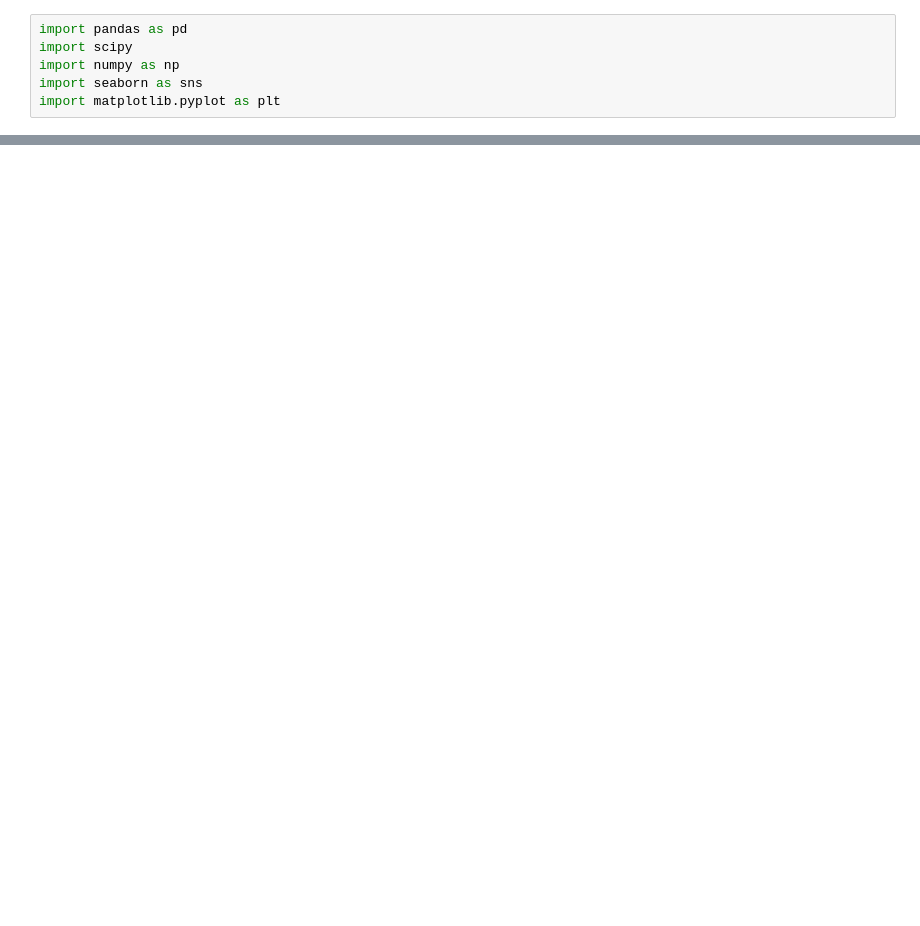
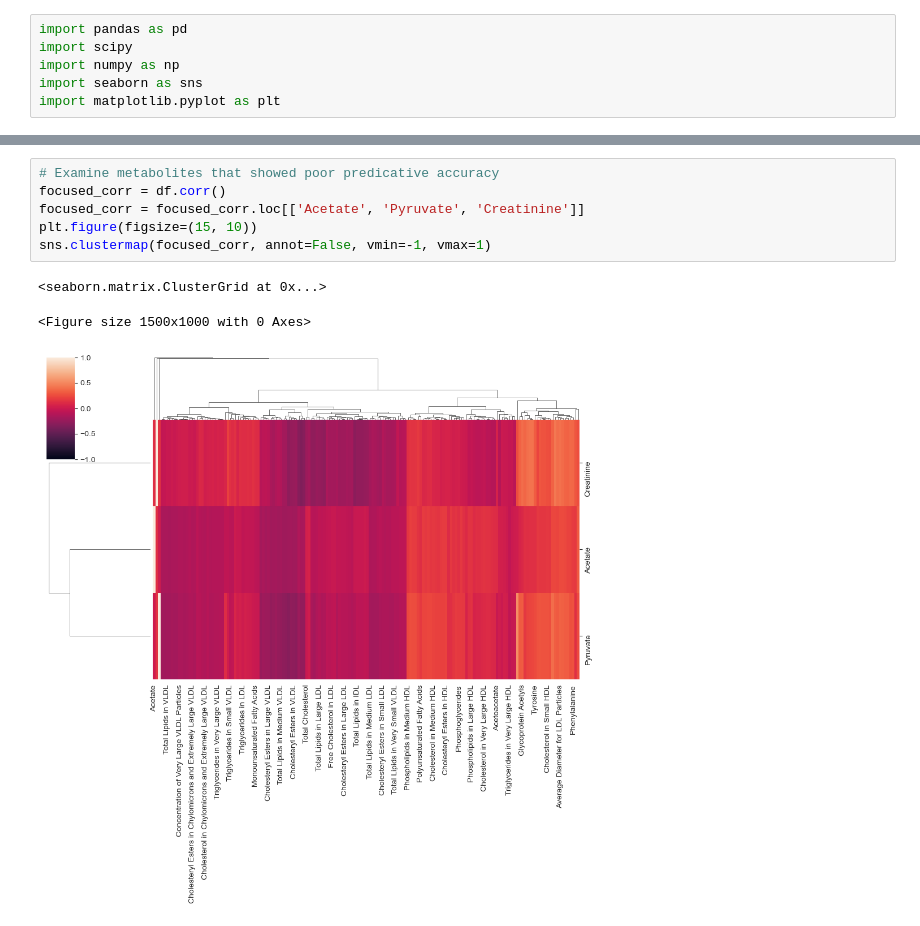
Before and after one commit to austinv11/mtProt, a Jupyter notebook: explore_data.ipynb, the cells around one changed output, grey strips where cells are left out. Cells and saved outputs as stored; diff of their text form; blank space fills up the shorter version.

Commit message:
Examine Acetate, Pyruvate and Cratinine

```diff
--- a/explore_data.ipynb
+++ b/explore_data.ipynb
@@ -50,0 +52,10 @@ sns.clustermap(non_derived_df.corr('spearman'), annot=False, vmin=-1, vmax=1)
+# %%
+# Examine metabolites that showed poor predicative accuracy
+focused_corr = df.corr()
+focused_corr = focused_corr.loc[['Acetate', 'Pyruvate', 'Creatinine']]
+plt.figure(figsize=(15, 10))
+sns.clustermap(focused_corr, annot=False, vmin=-1, vmax=1)
+# %% [output]
+<seaborn.matrix.ClusterGrid at 0x...>
+<Figure size 1500x1000 with 0 Axes>
+[figure, added]
```
Also changed, not shown: parts of 6 cells of this notebook.
